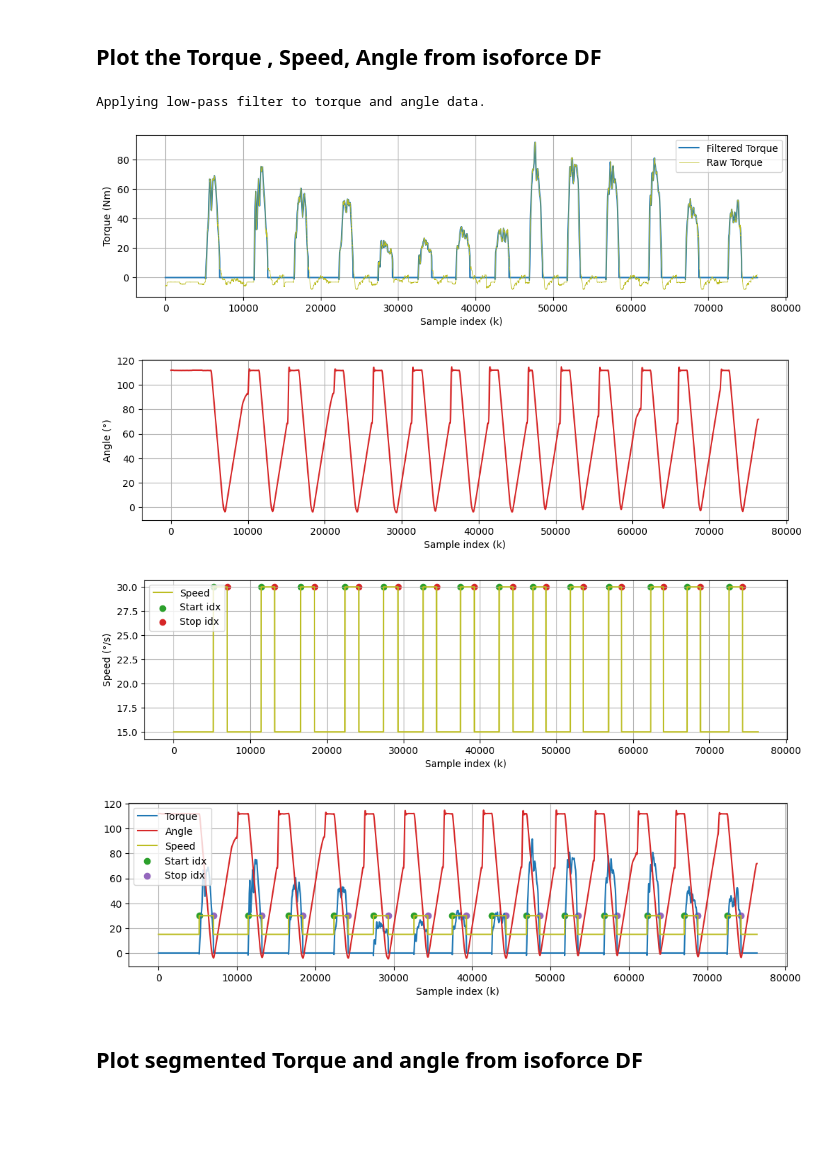
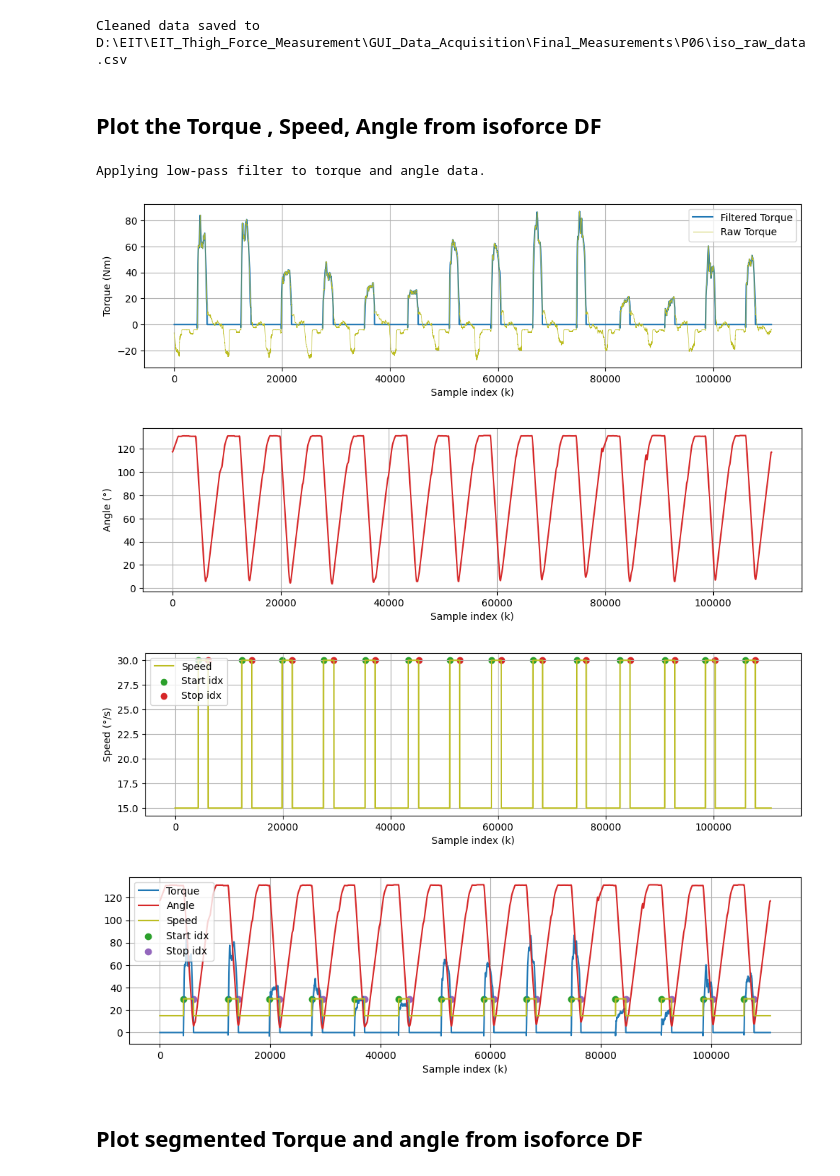
Before and after one commit to Arash-Keshavarz/EIT_Thigh_Force_Estimation, a Jupyter notebook: post_processing/Post_processing.ipynb, the cells around one changed output. Cells and saved outputs as stored; diff of their text form; code cells hidden in the pictures; blank space fills up the shorter version.

```diff
--- a/post_processing/Post_processing.ipynb
+++ b/post_processing/Post_processing.ipynb
@@ -3,30 +3,32 @@ from post_processing import *
 import numpy as np
 import matplotlib.pyplot as plt
 # %%
-filename = r"D:\EIT\EIT_Thigh_Force_Measurement\GUI_Data_Acquisition\measurements\Judi_t_20250207_084859\Test_3_AW_raw_data_12012025091939.txt"
-output_path = "/Users/arash/Desktop/Uni_semester/Master_Thesis/Codes/Participant_test1/iso_raw_test1.csv"
+filename = r"D:\EIT\EIT_Thigh_Force_Measurement\GUI_Data_Acquisition\Final_Measurements\P06\EIT_P06_raw_data_12012025202214.txt"
+output_path = "D:\EIT\EIT_Thigh_Force_Measurement\GUI_Data_Acquisition\Final_Measurements\P06\iso_raw_data.csv"
 # %%
 
 iso_raw_DF = generate_DF(file_path=filename, output_path=output_path)
+# %% [output]
+Cleaned data saved to D:\EIT\EIT_Thigh_Force_Measurement\GUI_Data_Acquisition\Final_Measurements\P06\iso_raw_data.csv
 # %% [markdown]
 ## Plot the Torque , Speed, Angle from isoforce DF
 # %%
 import pandas as pd
-iso_raw_DF = r"D:\EIT\EIT_Thigh_Force_Measurement\GUI_Data_Acquisition\measurements\Judi_t_20250207_084859\iso_raw_data.csv"
-iso_raw_DF = pd.read_csv(iso_raw_DF)
-isoforce_iso = IsoForceRAW(iso_raw_DF, LP_filter_enabled=True)
+#iso_raw_DF = r"D:\EIT\EIT_Thigh_Force_Measurement\GUI_Data_Acquisition\measurements\Judi_t_20250207_084859\iso_raw_data.csv"
+#iso_raw_DF = pd.read_csv(iso_raw_DF)
+isoforce_iso = IsoForceRAW(iso_raw_DF, LP_filter_enabled=True, Leg='right')
 isoforce_iso.plot_torque()
 isoforce_iso.plot_angle()
 isoforce_iso.plot_speed()
 # %% [output]
 Applying low-pass filter to torque and angle data.
-[figure, old version]
+[figure, new version]
-[figure, old version]
+[figure, new version]
-[figure, old version]
+[figure, new version]
 # %%
 isoforce_iso.plot_data()
 # %% [output]
-[figure, old version]
+[figure, new version]
 # %% [markdown]
 ## Plot segmented Torque and angle from isoforce DF
 # %%
```
Also changed, not shown: parts of 12 cells of this notebook, 1 other file.
